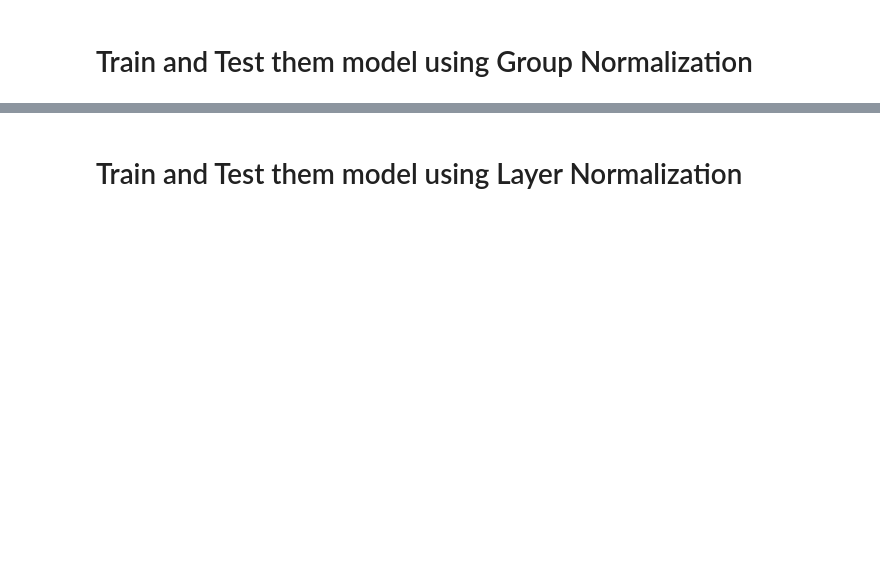
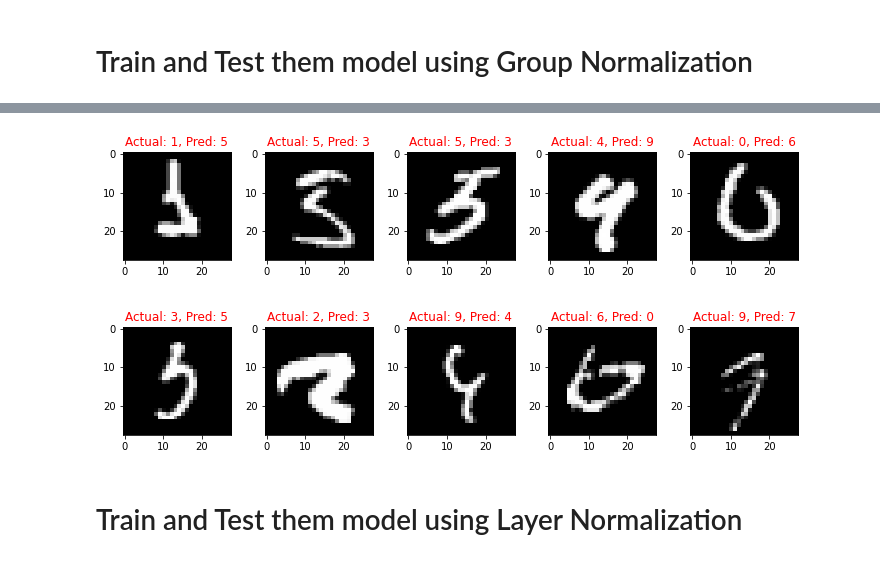
Before and after one commit to GajananKuchgave/EVA8_Assignments, a Jupyter notebook: Assignment_5/EVA8_Session5_BatchNorm_Regularization.ipynb, the cells around one changed output, grey strips where cells are left out. Saved outputs shown, nothing was run; the diff lists cells and outputs as text; code cells hidden in the pictures; blank space fills up the shorter version.

```diff
--- a/Assignment_5/EVA8_Session5_BatchNorm_Regularization.ipynb
+++ b/Assignment_5/EVA8_Session5_BatchNorm_Regularization.ipynb
@@ -134,6 +147,9 @@ def train(model, device, train_loader, optimizer, epoch, NormalizationName, L1Fl
     # Predict
     y_pred = model(data)
 
+    # Calculate loss
+    loss = F.nll_loss(y_pred, target)
+
     # L1 Regularization
     if L1Flag:
         l1_lambda = 1.0e-5
@@ -143,8 +159,6 @@ def train(model, device, train_loader, optimizer, epoch, NormalizationName, L1Fl
             l1_loss = l1_loss + l1_lambda*(torch.norm(param, 1))
         loss=loss+l1_loss
 
-    # Calculate loss
-    loss = F.nll_loss(y_pred, target)
     train_losses[NormalizationName].append(loss.item())
 
     # Backpropagation
@@ -160,7 +174,7 @@ def train(model, device, train_loader, optimizer, epoch, NormalizationName, L1Fl
     pbar.set_description(desc= f'Loss={loss.item()} Batch_id={batch_idx} Accuracy={100*correct/processed:0.2f}')
     train_acc[NormalizationName].append(100*correct/processed)
 
-def test(model, device, test_loader):
+def test(model, device, test_loader, NormalizationName):
     model.eval()
     test_loss = 0
     correct = 0
@@ -237,7 +287,7 @@ EPOCH: 11
 # %%
 from torch.optim.lr_scheduler import StepLR
 
-model =  Net(NormalizationName = 'GN').to(device)
+model =  Net('GN').to(device)
 optimizer = optim.SGD(model.parameters(), lr=0.05, momentum=0.9)
 scheduler = StepLR(optimizer, step_size=5, gamma=0.1)
 
@@ -246,5 +296,5 @@ EPOCHS = 20
 for epoch in range(EPOCHS):
     print("EPOCH:", epoch)
     train(model, device, train_loader, optimizer, epoch, NormalizationName = 'GN' )
-    # scheduler.step()
+    scheduler.step()
     test(model, device, test_loader, NormalizationName = 'GN')
@@ -251,3 +337,7 @@ for epoch in range(EPOCHS):
+# %%
+plot_misclassified_images(model, test_loader)
+# %% [output]
+[figure, added]
 # %% [markdown]
 # Train and Test them model using Layer Normalization
 # %%
```
Also changed, not shown: parts of 11 cells of this notebook.
